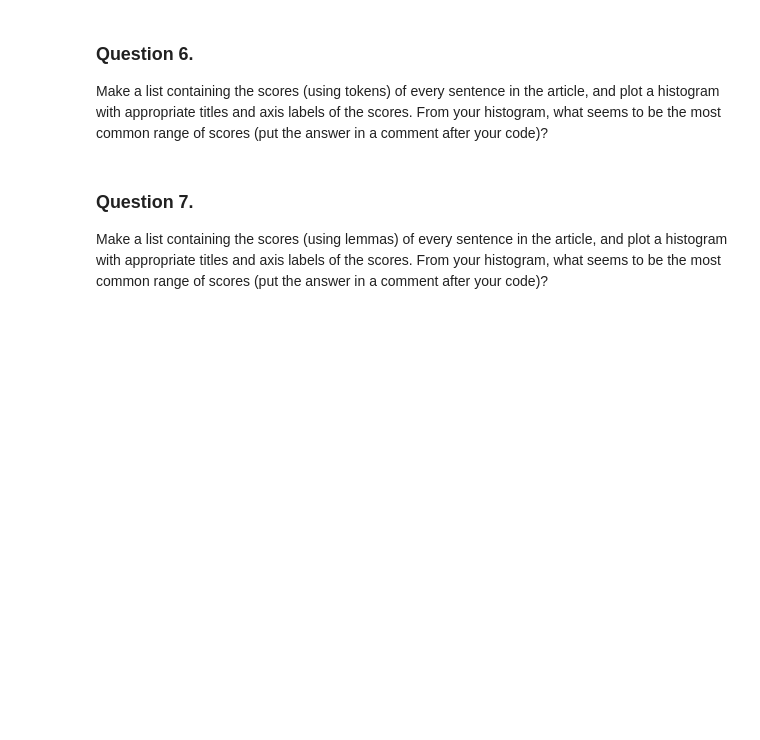
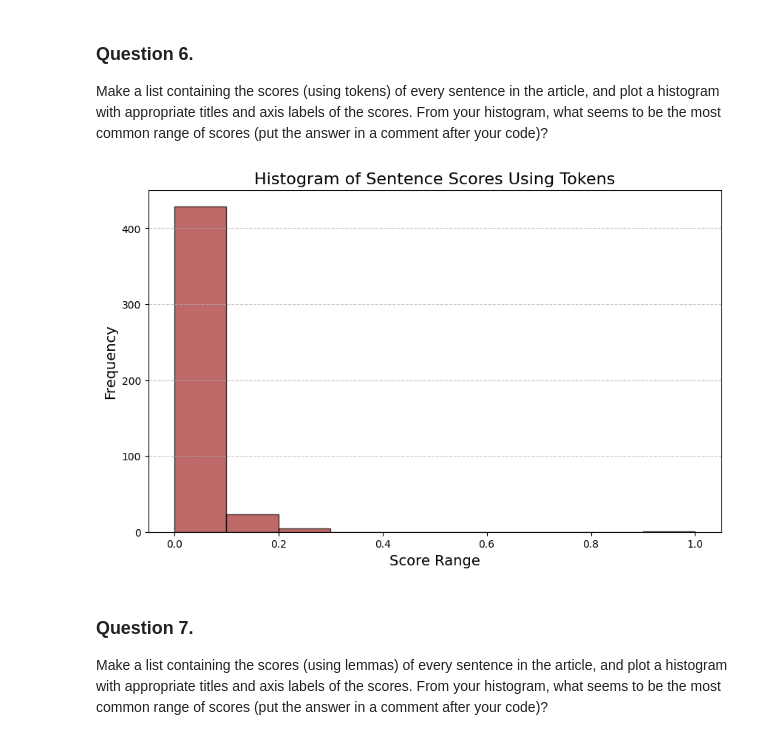
Before and after one commit to anjana-codes/webmin_06_project, a Jupyter notebook: web-scraping.ipynb, the cells around one changed output. Saved outputs shown, nothing was run; the diff lists cells and outputs as text; code cells hidden in the pictures; blank space fills up the shorter version.

```diff
--- a/web-scraping.ipynb
+++ b/web-scraping.ipynb
@@ -22,3 +102,30 @@ Load the article text into a trained `spaCy` pipeline, and determine the 5 most
 # %% [markdown]
 ### Question 4.
 Load the article text into a trained `spaCy` pipeline, and determine the 5 most frequent lemmas (converted to lower case).  Print the common lemmas with an appropriate label.  Additionally, print the lemmas with their frequencies (with appropriate labels). Make sure to remove things we don't care about (punctuation, stopwords, whitespace).
+# %%
+import spacy
+from collections import Counter
+
+# Load the spaCy pipeline
+nlp = spacy.load("en_core_web_sm")
+
+# Process the text through the spaCy pipeline
+doc = nlp(article_text)
+
+# Filter lemmas: exclude punctuation, stopwords, and whitespace
+filtered_lemmas = [
+    token.lemma_.lower()
+    for token in doc
+    if not token.is_stop and not token.is_punct and not token.is_space
+]
+
+# Count the frequency of each lemma
+lemma_freq = Counter(filtered_lemmas)
+
+# Get the 5 most common lemmas
+most_common_lemmas = lemma_freq.most_common(5)
+
+# Print the results
+print("Most common Lemma and their frequency:")
+for lemma, freq in most_common_lemmas:
+    print(f"Lemma: '{lemma}', Frequency: {freq}")
@@ -32,6 +219,26 @@ You may find some of the code from the in class notes useful; feel free to use m
 # %% [markdown]
 ### Question 6.
 Make a list containing the scores (using tokens) of every sentence in the article, and plot a histogram with appropriate titles and axis labels of the scores. From your histogram, what seems to be the most common range of scores (put the answer in a comment after your code)?
+# %%
+import matplotlib.pyplot as plt
+
+# Calculate scores for every sentence in the article
+sentence_scores = [
+    score_sentence_by_token(sentence, frequent_tokens) for sentence in doc.sents
+]
+
+# Plot a histogram of the scores
+plt.figure(figsize=(10, 6))
+plt.hist(sentence_scores, bins=10, color='brown', edgecolor='black', alpha=0.7)
+plt.title("Histogram of Sentence Scores Using Tokens", fontsize=16)
+plt.xlabel("Score Range", fontsize=14)
+plt.ylabel("Frequency", fontsize=14)
+plt.grid(axis='y', linestyle='--', alpha=0.7)
+plt.show()
+
+# Comment: The most common range of scores appears to be 0-0.1.
+# %% [output]
+[figure, added]
 # %% [markdown]
 ### Question 7.
 Make a list containing the scores (using lemmas) of every sentence in the article, and plot a histogram with appropriate titles and axis labels of the scores.  From your histogram, what seems to be the most common range of scores (put the answer in a comment after your code)?
```
Also changed, not shown: parts of 7 cells of this notebook, 1 other file.
